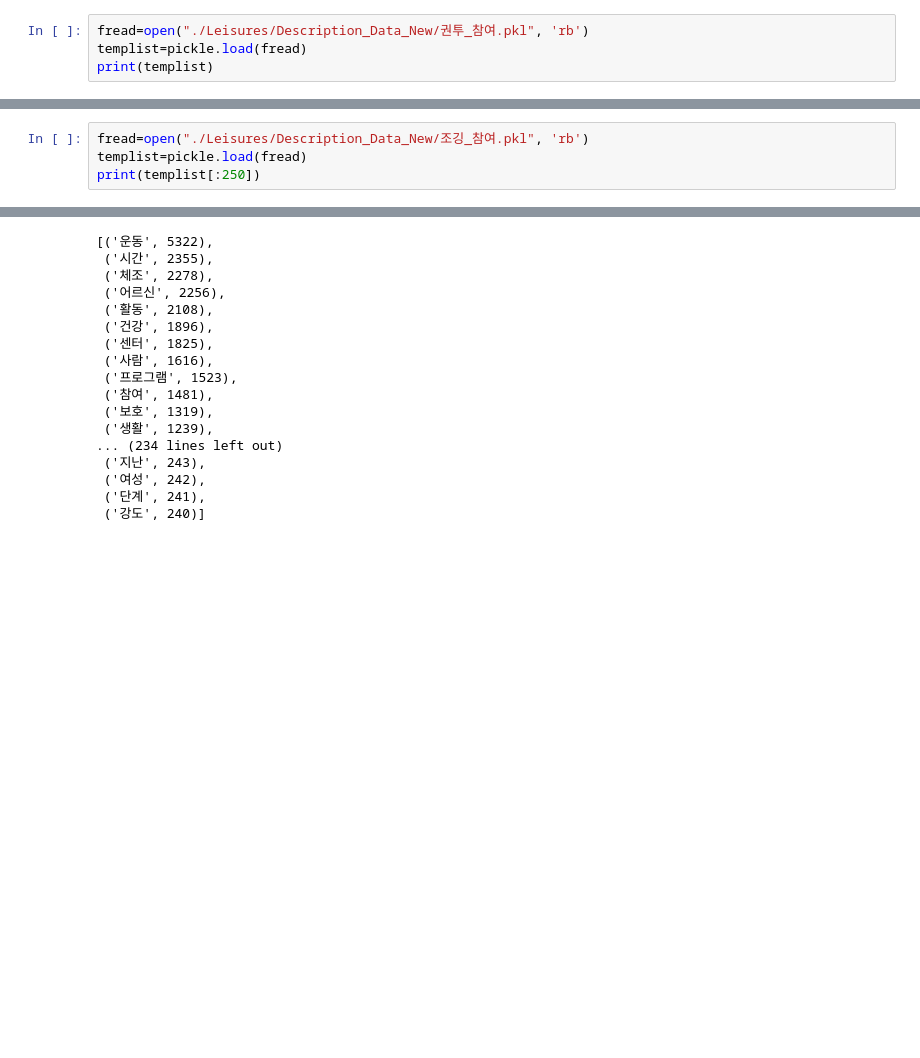
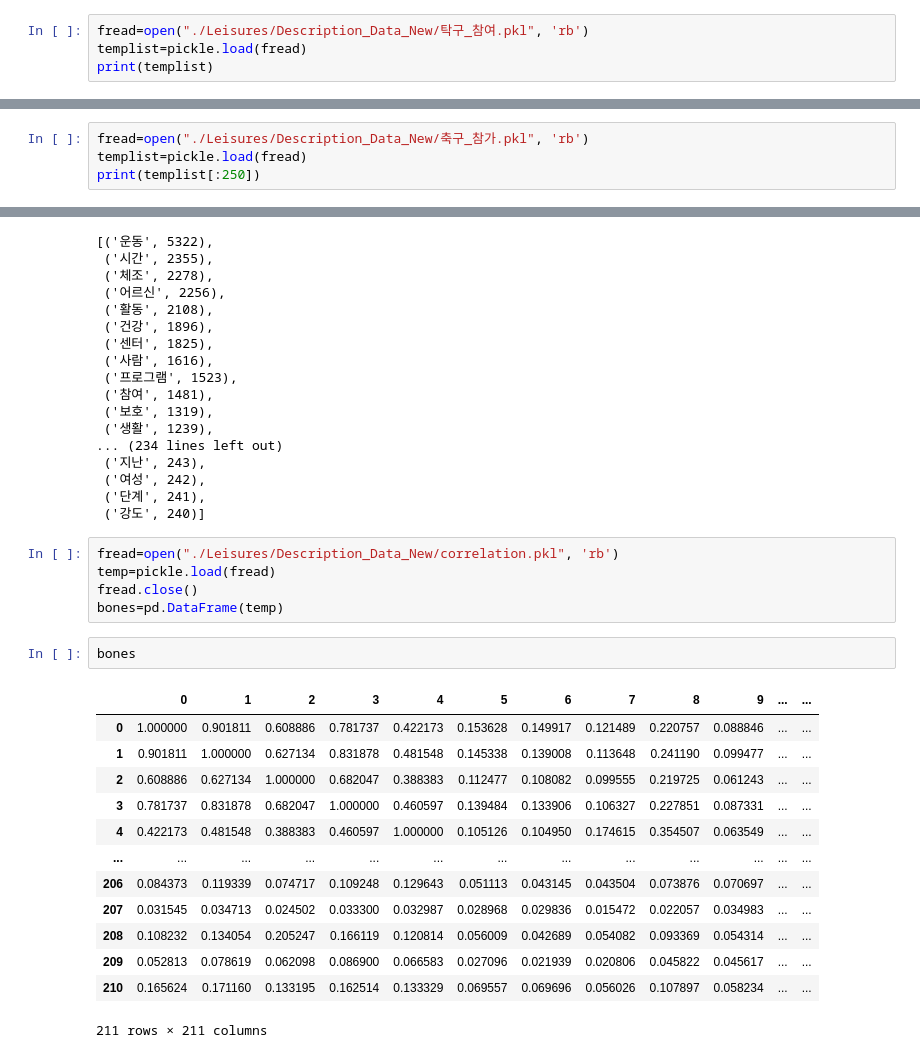
Before and after one commit to songmin9813/Leisure_Analyzer, a Jupyter notebook: Text_Mining.ipynb, the cells around one changed output, grey strips where cells are left out. Saved outputs shown, nothing was run; the diff lists cells and outputs as text; blank space fills up the shorter version.

```diff
--- a/Text_Mining.ipynb
+++ b/Text_Mining.ipynb
@@ -570,7 +610,7 @@ f = open("./Leisures/Description_Data_New/correlation.pkl", 'wb')
 pickle.dump(doc_nouns_similarities.toarray(),f)
 f.close()#상관도 저장
 # %%
-fread=open("./Leisures/Description_Data_New/권투_참여.pkl", 'rb')
+fread=open("./Leisures/Description_Data_New/탁구_참여.pkl", 'rb')
 templist=pickle.load(fread)
 print(templist)
 # %% [output]
@@ -578,5 +618,5 @@ print(templist)
 # %%
-fread=open("./Leisures/Description_Data_New/조깅_참여.pkl", 'rb')
+fread=open("./Leisures/Description_Data_New/축구_참가.pkl", 'rb')
 templist=pickle.load(fread)
 print(templist[:250])
 # %% [output]
@@ -725,3 +765,24 @@ text.vocab().most_common(250)
  ('여성', 242),
  ('단계', 241),
  ('강도', 240)]
+# %%
+fread=open("./Leisures/Description_Data_New/correlation.pkl", 'rb')
+temp=pickle.load(fread)
+fread.close()
+bones=pd.DataFrame(temp)
+# %%
+bones
+# %% [output]
+|  | 0 | 1 | 2 | 3 | 4 | 5 | 6 | 7 | 8 | 9 | ... | ... |
+| 0 | 1.000000 | 0.901811 | 0.608886 | 0.781737 | 0.422173 | 0.153628 | 0.149917 | 0.121489 | 0.220757 | 0.088846 | ... | ... |
+| 1 | 0.901811 | 1.000000 | 0.627134 | 0.831878 | 0.481548 | 0.145338 | 0.139008 | 0.113648 | 0.241190 | 0.099477 | ... | ... |
+| 2 | 0.608886 | 0.627134 | 1.000000 | 0.682047 | 0.388383 | 0.112477 | 0.108082 | 0.099555 | 0.219725 | 0.061243 | ... | ... |
+| 3 | 0.781737 | 0.831878 | 0.682047 | 1.000000 | 0.460597 | 0.139484 | 0.133906 | 0.106327 | 0.227851 | 0.087331 | ... | ... |
+| 4 | 0.422173 | 0.481548 | 0.388383 | 0.460597 | 1.000000 | 0.105126 | 0.104950 | 0.174615 | 0.354507 | 0.063549 | ... | ... |
+| ... | ... | ... | ... | ... | ... | ... | ... | ... | ... | ... | ... | ... |
+| 206 | 0.084373 | 0.119339 | 0.074717 | 0.109248 | 0.129643 | 0.051113 | 0.043145 | 0.043504 | 0.073876 | 0.070697 | ... | ... |
+| 207 | 0.031545 | 0.034713 | 0.024502 | 0.033300 | 0.032987 | 0.028968 | 0.029836 | 0.015472 | 0.022057 | 0.034983 | ... | ... |
+| 208 | 0.108232 | 0.134054 | 0.205247 | 0.166119 | 0.120814 | 0.056009 | 0.042689 | 0.054082 | 0.093369 | 0.054314 | ... | ... |
+| 209 | 0.052813 | 0.078619 | 0.062098 | 0.086900 | 0.066583 | 0.027096 | 0.021939 | 0.020806 | 0.045822 | 0.045617 | ... | ... |
+| 210 | 0.165624 | 0.171160 | 0.133195 | 0.162514 | 0.133329 | 0.069557 | 0.069696 | 0.056026 | 0.107897 | 0.058234 | ... | ... |
+211 rows × 211 columns
```
Also changed, not shown: parts of 22 cells of this notebook.
